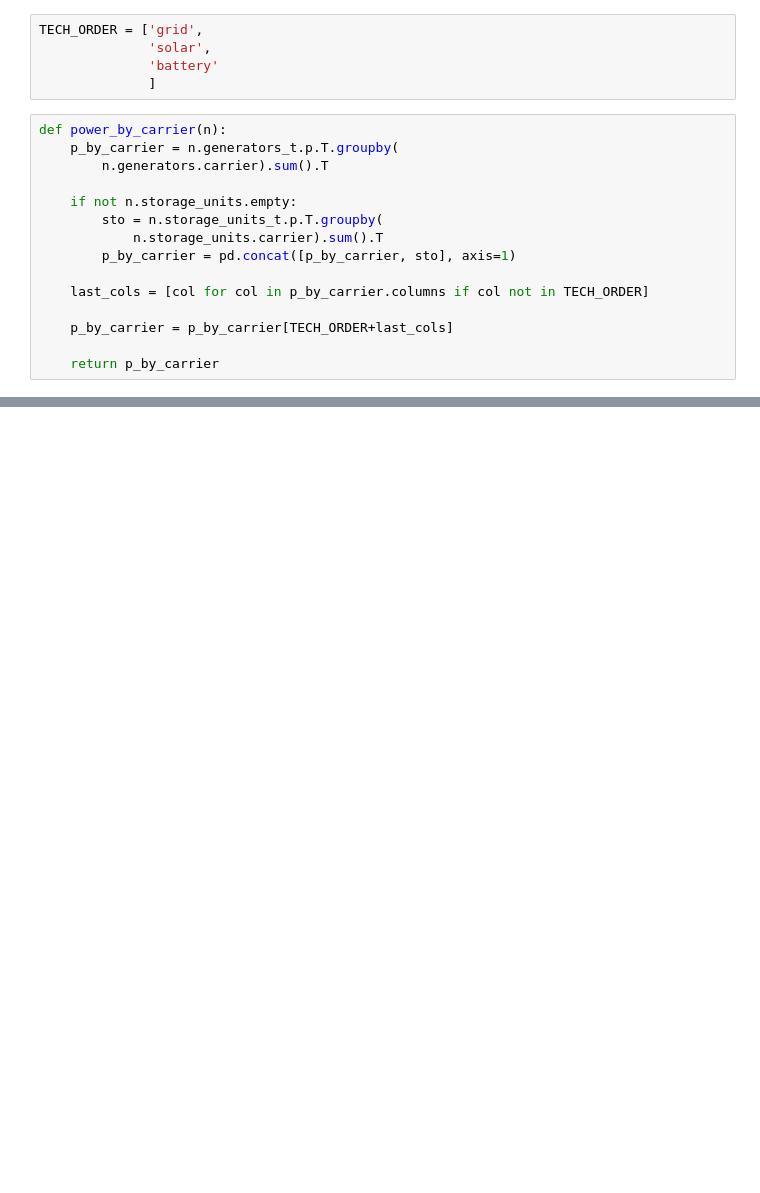
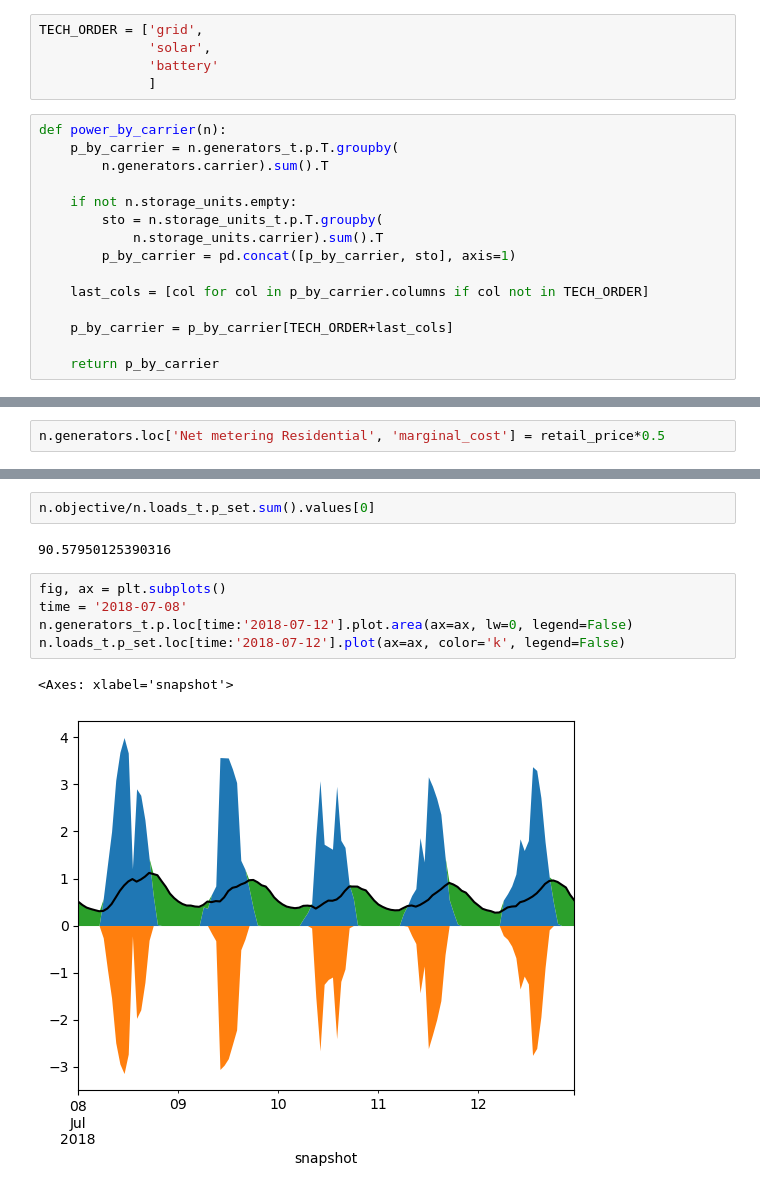
Before and after one commit to ucsusa/2024-kansas-city-analysis, a Jupyter notebook: notebooks/10-pypsa-model.ipynb, the cells around one changed output, grey strips where cells are left out. Drawn from its saved outputs; the diff is of its cells as text; blank space fills up the shorter version.

```diff
--- a/notebooks/10-pypsa-model.ipynb
+++ b/notebooks/10-pypsa-model.ipynb
@@ -269,0 +320,2 @@ n.storage_units_t.p_store.loc[time].plot(ax=ax, legend=False)
+# %%
+n.generators.loc['Net metering Residential', 'marginal_cost'] = retail_price*0.5
@@ -269,0 +356,12 @@ n.storage_units_t.p_store.loc[time].plot(ax=ax, legend=False)
+# %%
+n.objective/n.loads_t.p_set.sum().values[0]
+# %% [output]
+90.57950125390316
+# %%
+fig, ax = plt.subplots()
+time = '2018-07-08'
+n.generators_t.p.loc[time:'2018-07-12'].plot.area(ax=ax, lw=0, legend=False)
+n.loads_t.p_set.loc[time:'2018-07-12'].plot(ax=ax, color='k', legend=False)
+# %% [output]
+<Axes: xlabel='snapshot'>
+[figure, added]
```
Also changed, not shown: parts of 52 cells of this notebook.
